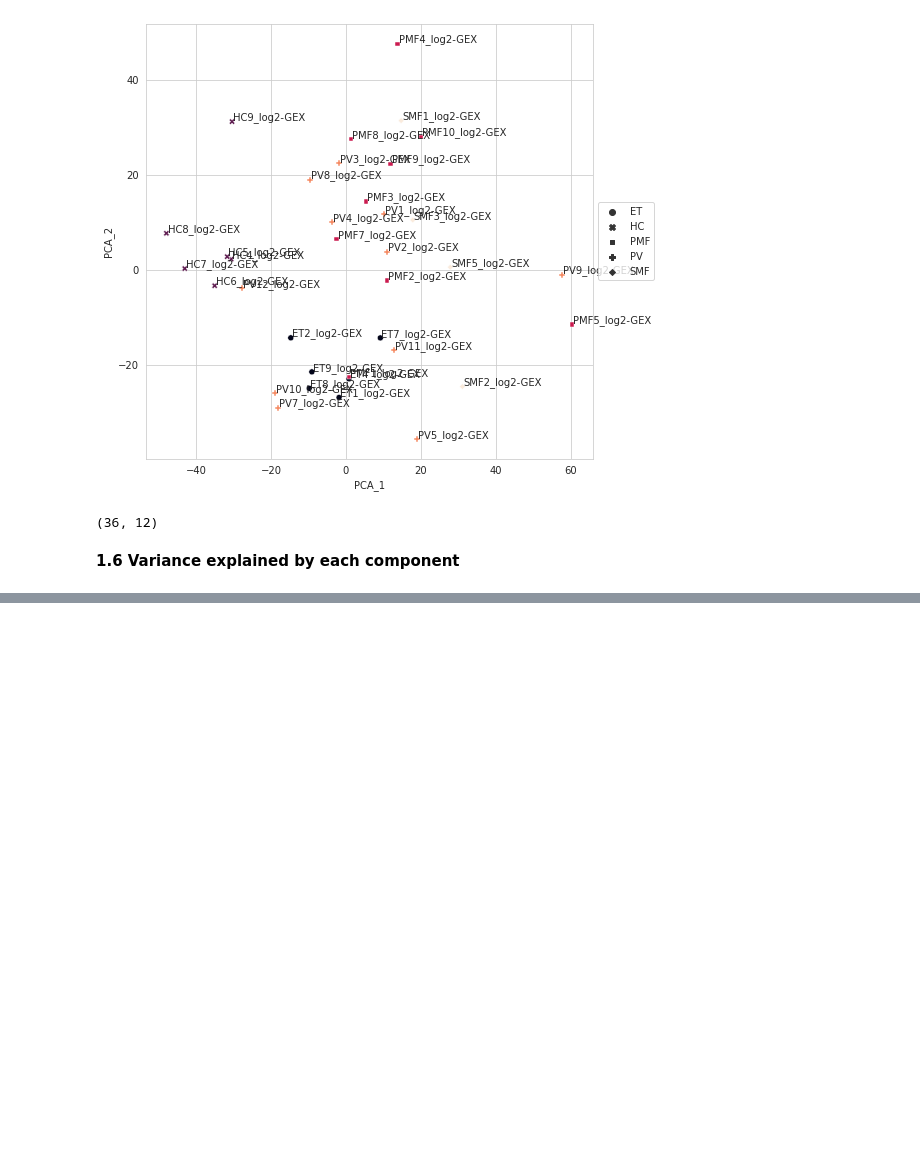
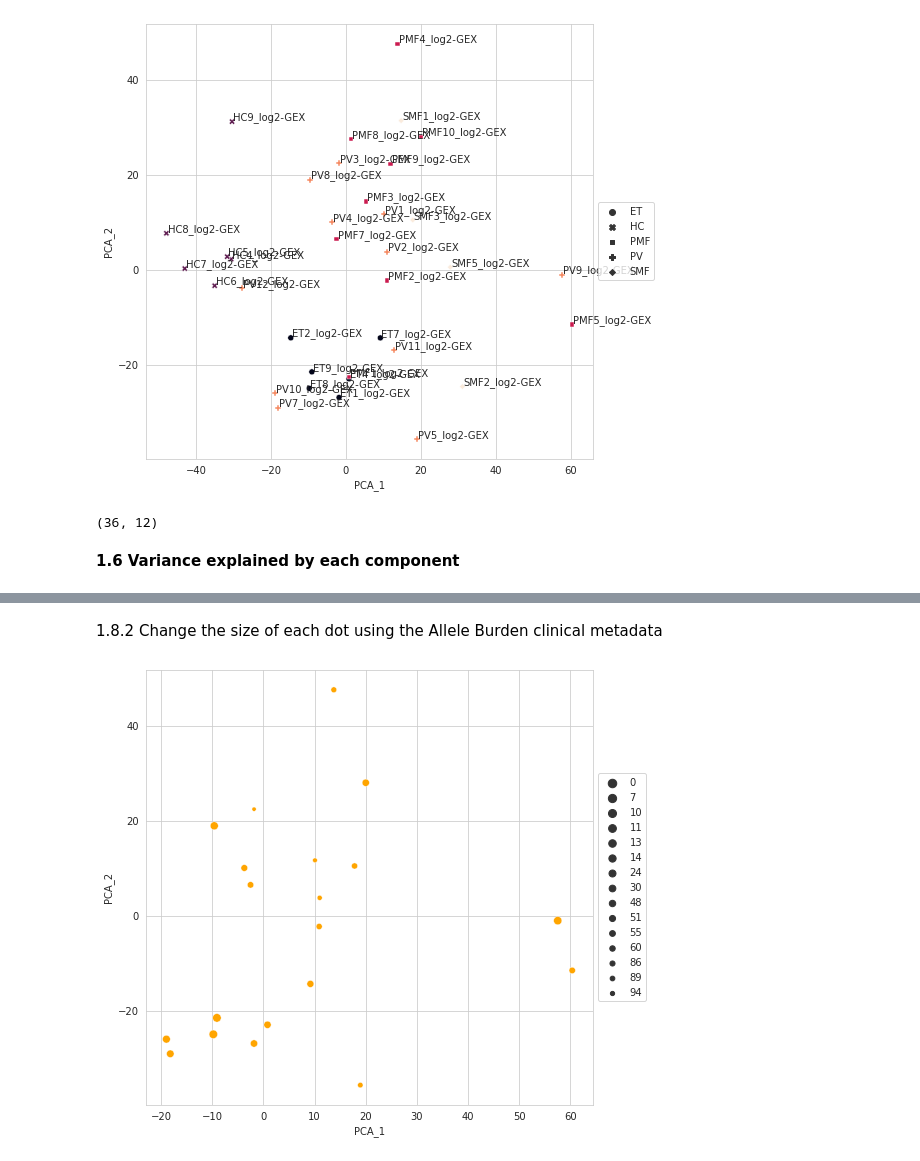
Before and after one commit to SushmitaM1/RNA_Analysis_python, a Jupyter notebook: RNA_expression_analysis_Python3.ipynb, the cells around one changed output, grey strips where cells are left out. Saved outputs shown, nothing was run; the diff lists cells and outputs as text; code cells hidden in the pictures; blank space fills up the shorter version.

```diff
--- a/RNA_expression_analysis_Python3.ipynb
+++ b/RNA_expression_analysis_Python3.ipynb
@@ -189,0 +249,14 @@ data.obs.shape
+# %% [markdown]
+1.8.2 Change the size of each dot using the Allele Burden clinical metadata
+# %%
+# changing dot size using Allele Burden metadata
+plt.figure(figsize=(8,8))
+sns.scatterplot(x=label1, y=label2,
+                size=data.obs['Allele burden [%]'],     # different size dots in the plot, excludes NaN values
+                color='orange',
+                data=data.obs,
+                legend=True)
+plt.legend(loc='center left', bbox_to_anchor=(1, 0.5))
+plt.show()
+# %% [output]
+[figure, added]
```
Also changed, not shown: parts of 15 cells of this notebook.
